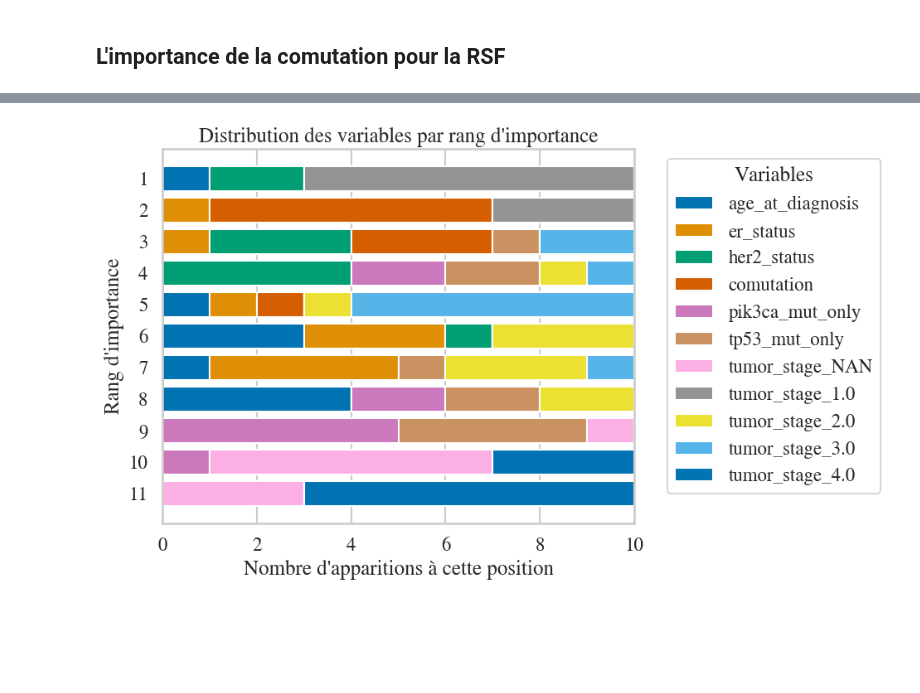
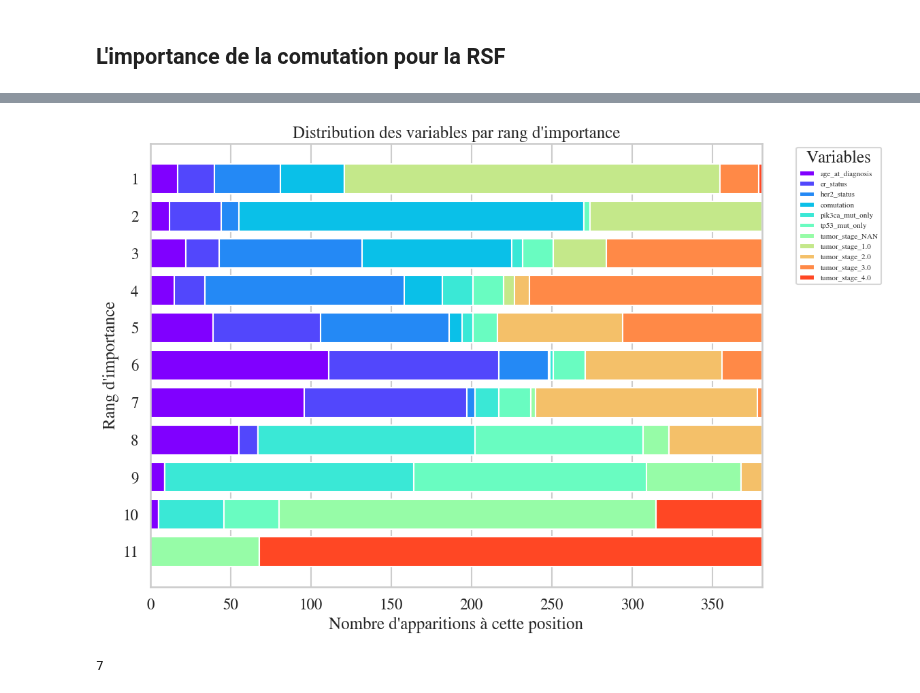
Before and after one commit to Clement-Dn/Surv-ML, a Jupyter notebook: SurvTreeShap_Metabric.ipynb, the cells around one changed output, grey strips where cells are left out. Cells and saved outputs as stored; diff of their text form; code cells hidden in the pictures; blank space fills up the shorter version.

```diff
--- a/SurvTreeShap_Metabric.ipynb
+++ b/SurvTreeShap_Metabric.ipynb
@@ -349,4 +356,8 @@ A=fstp.Shapvaluesrank(model= rsf_comp, data=X_comp_test, times=None, sample_size
 # %%
-rankings= fstp.VariableRank(model= rsf_comp, data=X_comp_test, times=None, sample_size=10)
+rankings= fstp.VariableRank(model= rsf_comp, data=X_comp_test, times=None, sample_size=None)
 # %% [output]
-[figure, old version]
+[figure, new version]
+# %%
+3+4
+# %% [output]
+7
```
Also changed, not shown: parts of 9 cells of this notebook.
